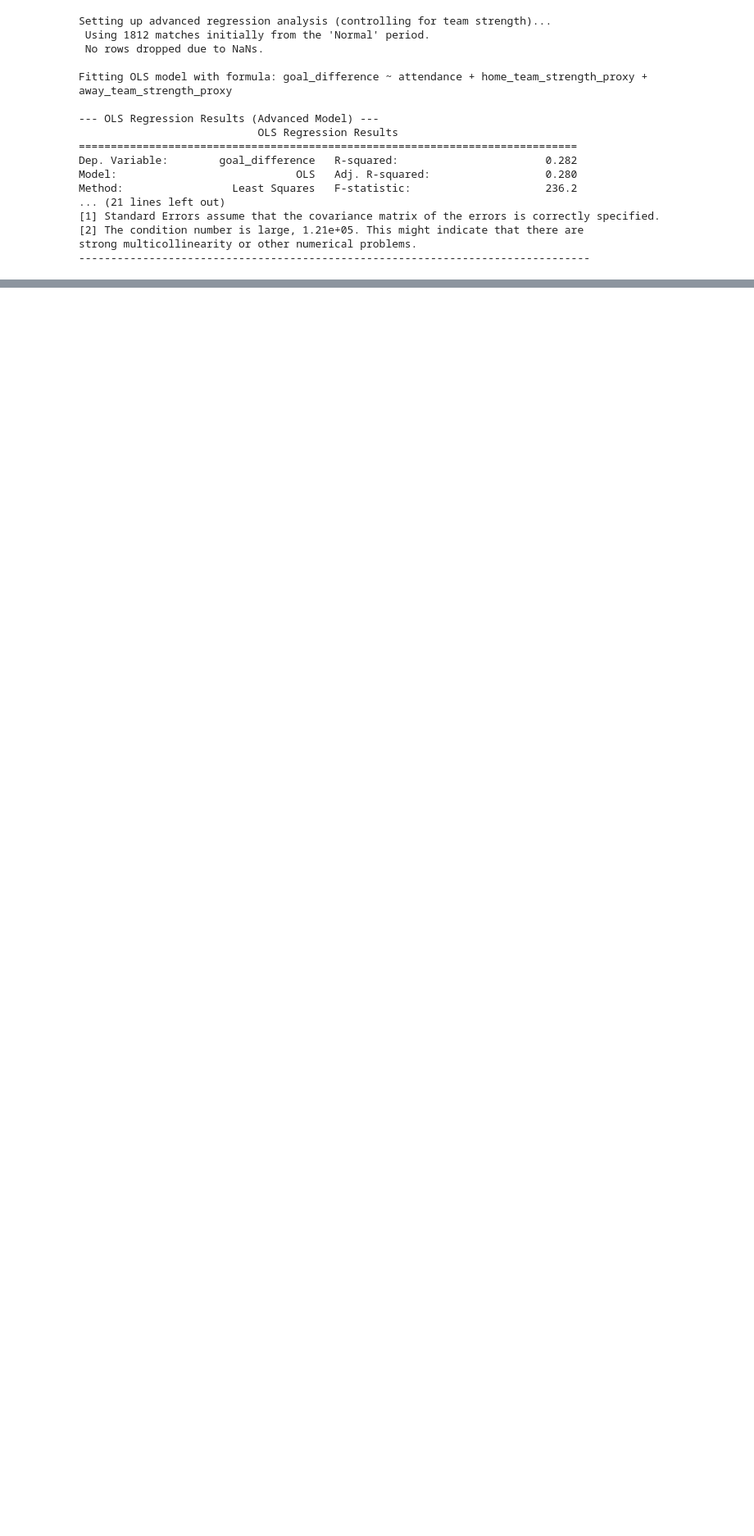
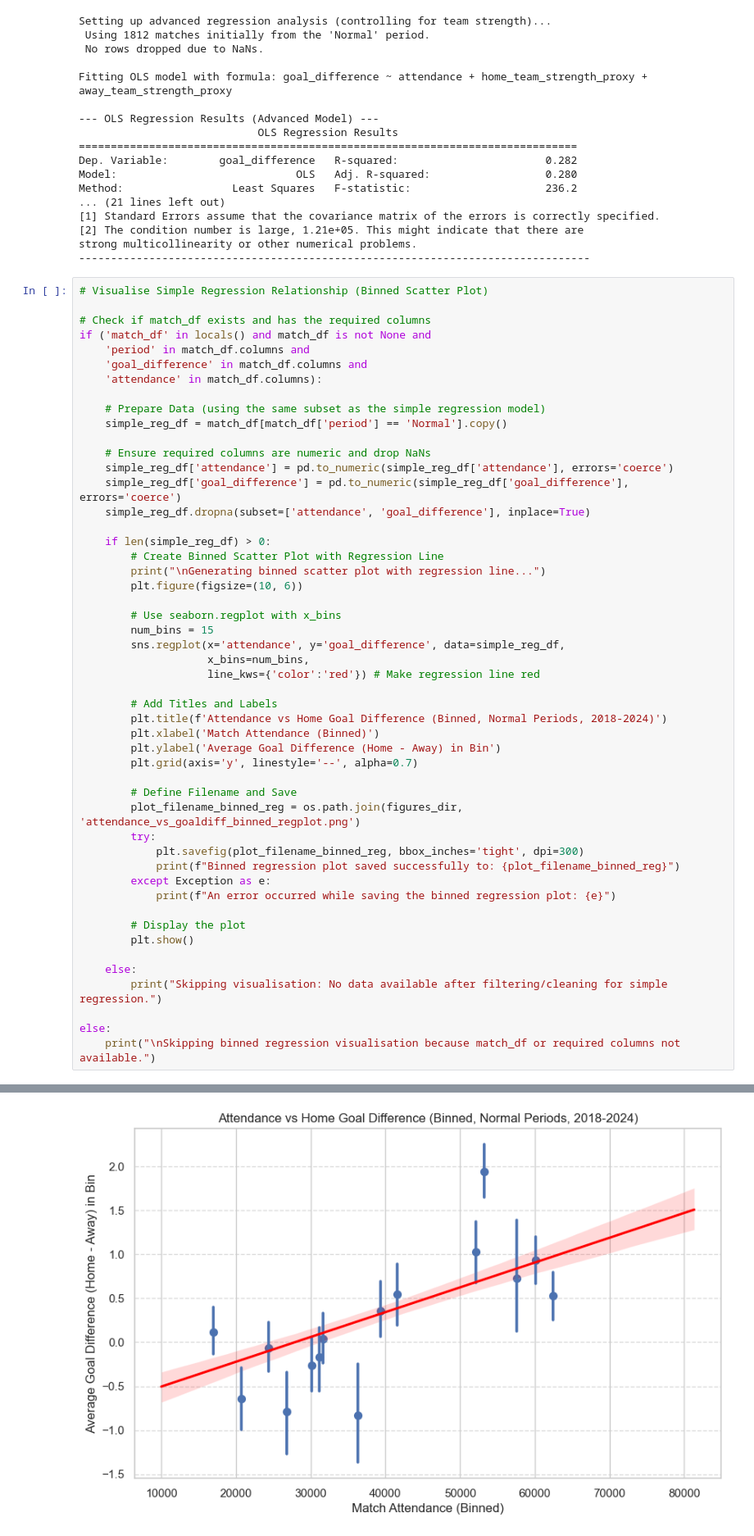
Before and after one commit to MDeighton004/premier-league-home-advantage, a Jupyter notebook: code/2_analysis.ipynb, the cells around one changed output, grey strips where cells are left out. Shown at 82% size. Saved outputs shown, nothing was run; the diff lists cells and outputs as text; blank space fills up the shorter version.

```diff
--- a/code/2_analysis.ipynb
+++ b/code/2_analysis.ipynb
@@ -571,3 +571,54 @@ Method:                 Least Squares   F-statistic:                     236.2
 [2] The condition number is large, 1.21e+05. This might indicate that there are
 strong multicollinearity or other numerical problems.
 --------------------------------------------------------------------------------
+# %%
+# Visualise Simple Regression Relationship (Binned Scatter Plot)
+
+# Check if match_df exists and has the required columns
+if ('match_df' in locals() and match_df is not None and
+    'period' in match_df.columns and
+    'goal_difference' in match_df.columns and
+    'attendance' in match_df.columns):
+
+    # Prepare Data (using the same subset as the simple regression model)
+    simple_reg_df = match_df[match_df['period'] == 'Normal'].copy()
+
+    # Ensure required columns are numeric and drop NaNs
+    simple_reg_df['attendance'] = pd.to_numeric(simple_reg_df['attendance'], errors='coerce')
+    simple_reg_df['goal_difference'] = pd.to_numeric(simple_reg_df['goal_difference'], errors='coerce')
+    simple_reg_df.dropna(subset=['attendance', 'goal_difference'], inplace=True)
+
+    if len(simple_reg_df) > 0:
+        # Create Binned Scatter Plot with Regression Line
+        print("\nGenerating binned scatter plot with regression line...")
+        plt.figure(figsize=(10, 6))
+
+        # Use seaborn.regplot with x_bins
+        num_bins = 15
+        sns.regplot(x='attendance', y='goal_difference', data=simple_reg_df,
+                    x_bins=num_bins,
+                    line_kws={'color':'red'}) # Make regression line red
+
+        # Add Titles and Labels
+        plt.title(f'Attendance vs Home Goal Difference (Binned, Normal Periods, 2018-2024)')
+        plt.xlabel('Match Attendance (Binned)')
+        plt.ylabel('Average Goal Difference (Home - Away) in Bin')
+        plt.grid(axis='y', linestyle='--', alpha=0.7)
+
+        # Define Filename and Save
+        plot_filename_binned_reg = os.path.join(figures_dir, 'attendance_vs_goaldiff_binned_regplot.png')
+        try:
+            plt.savefig(plot_filename_binned_reg, bbox_inches='tight', dpi=300)
+            print(f"Binned regression plot saved successfully to: {plot_filename_binned_reg}")
+        except Exception as e:
+            print(f"An error occurred while saving the binned regression plot: {e}")
+
+        # Display the plot
+        plt.show()
+
+    else:
+        print("Skipping visualisation: No data available after filtering/cleaning for simple regression.")
+
+else:
+    print("\nSkipping binned regression visualisation because match_df or required columns not available.")
+# %% [output]
@@ -573,0 +627 @@ strong multicollinearity or other numerical problems.
+[figure, added]
```
Also changed, not shown: parts of 3 cells of this notebook, 1 other file.
